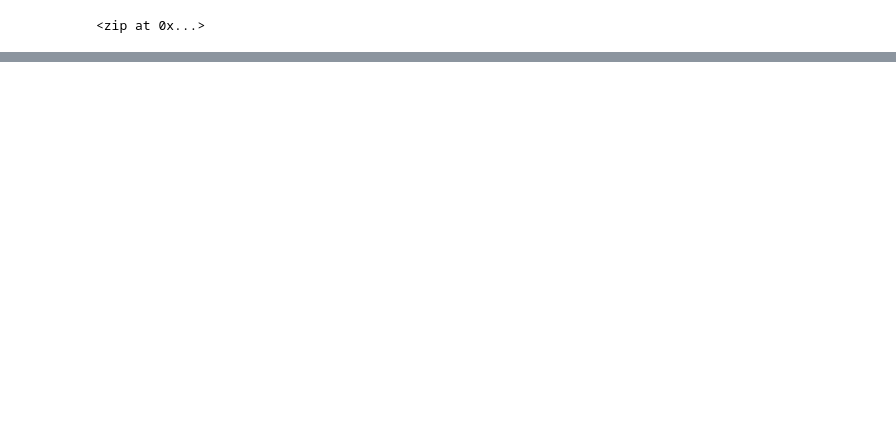
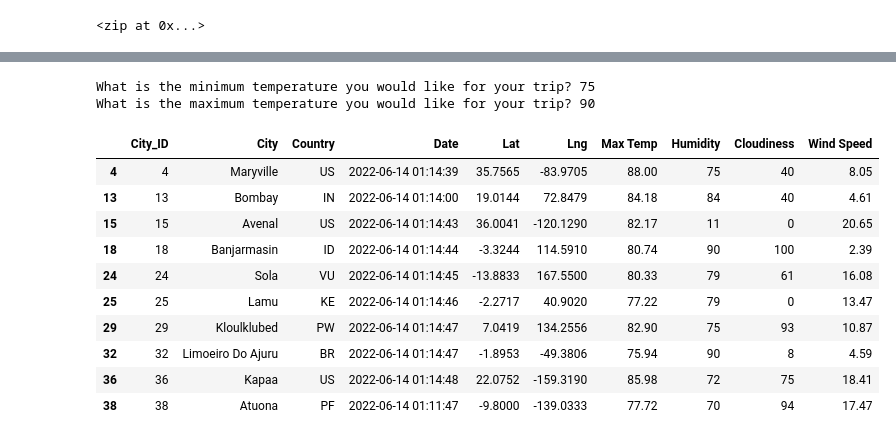
Before and after one commit to Yasminem2022/World_Weather_Analysis, a Jupyter notebook: WeatherPy.ipynb, the cells around one changed output, grey strips where cells are left out. Cells and saved outputs as stored; diff of their text form; code cells hidden in the pictures; blank space fills up the shorter version.

```diff
--- a/WeatherPy.ipynb
+++ b/WeatherPy.ipynb
@@ -387,0 +415,4 @@ plot_linear_regression(x_values, y_values,
+# %%
+# Store the CSV you saved created in part one into a DataFrame.
+city_data_df = pd.read_csv("weather_data/cities.csv")
+city_data_df.head()
@@ -387,0 +503,24 @@ plot_linear_regression(x_values, y_values,
+# %%
+# Ask the customer to add a minimum and maximum temperature value.
+min_temp = float(input("What is the minimum temperature you would like for your trip? "))
+max_temp = float(input("What is the maximum temperature you would like for your trip? "))
+# %% [output]
+What is the minimum temperature you would like for your trip? 75
+What is the maximum temperature you would like for your trip? 90
+# %%
+# Filter the dataset to find the cities that fit the criteria.
+preferred_cities_df = city_data_df.loc[(city_data_df["Max Temp"] <= max_temp) & \
+                                       (city_data_df["Max Temp"] >= min_temp)]
+preferred_cities_df.head(10)
+# %% [output]
+|  | City_ID | City | Country | Date | Lat | Lng | Max Temp | Humidity | Cloudiness | Wind Speed |
+| 4 | 4 | Maryville | US | 2022-06-14 01:14:39 | 35.7565 | -83.9705 | 88.00 | 75 | 40 | 8.05 |
+| 13 | 13 | Bombay | IN | 2022-06-14 01:14:00 | 19.0144 | 72.8479 | 84.18 | 84 | 40 | 4.61 |
+| 15 | 15 | Avenal | US | 2022-06-14 01:14:43 | 36.0041 | -120.1290 | 82.17 | 11 | 0 | 20.65 |
+| 18 | 18 | Banjarmasin | ID | 2022-06-14 01:14:44 | -3.3244 | 114.5910 | 80.74 | 90 | 100 | 2.39 |
+| 24 | 24 | Sola | VU | 2022-06-14 01:14:45 | -13.8833 | 167.5500 | 80.33 | 79 | 61 | 16.08 |
+| 25 | 25 | Lamu | KE | 2022-06-14 01:14:46 | -2.2717 | 40.9020 | 77.22 | 79 | 0 | 13.47 |
+| 29 | 29 | Kloulklubed | PW | 2022-06-14 01:14:47 | 7.0419 | 134.2556 | 82.90 | 75 | 93 | 10.87 |
+| 32 | 32 | Limoeiro Do Ajuru | BR | 2022-06-14 01:14:47 | -1.8953 | -49.3806 | 75.94 | 90 | 8 | 4.59 |
+| 36 | 36 | Kapaa | US | 2022-06-14 01:14:48 | 22.0752 | -159.3190 | 85.98 | 72 | 75 | 18.41 |
+| 38 | 38 | Atuona | PF | 2022-06-14 01:11:47 | -9.8000 | -139.0333 | 77.72 | 70 | 94 | 17.47 |
```
Also changed, not shown: parts of 36 cells of this notebook.
